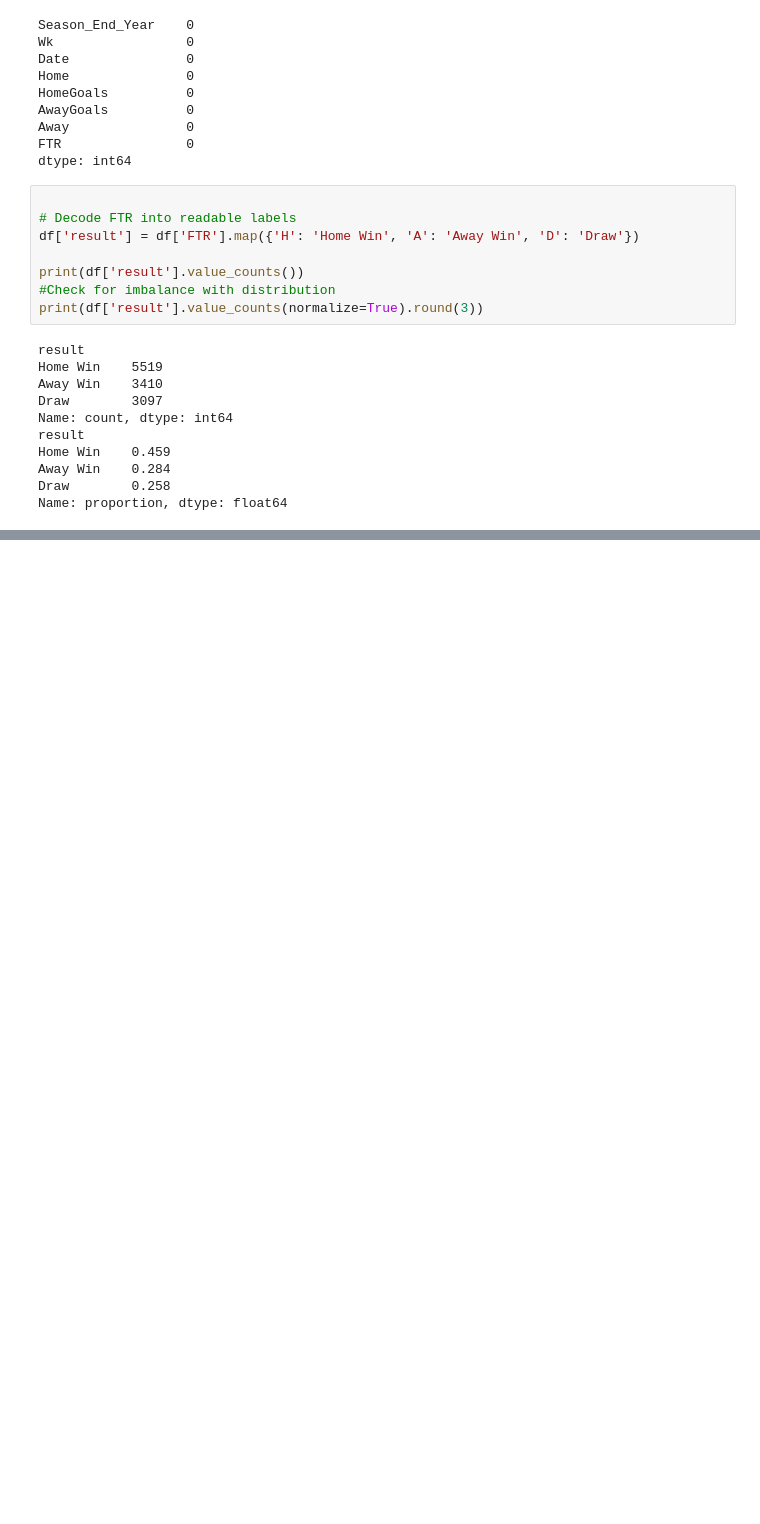
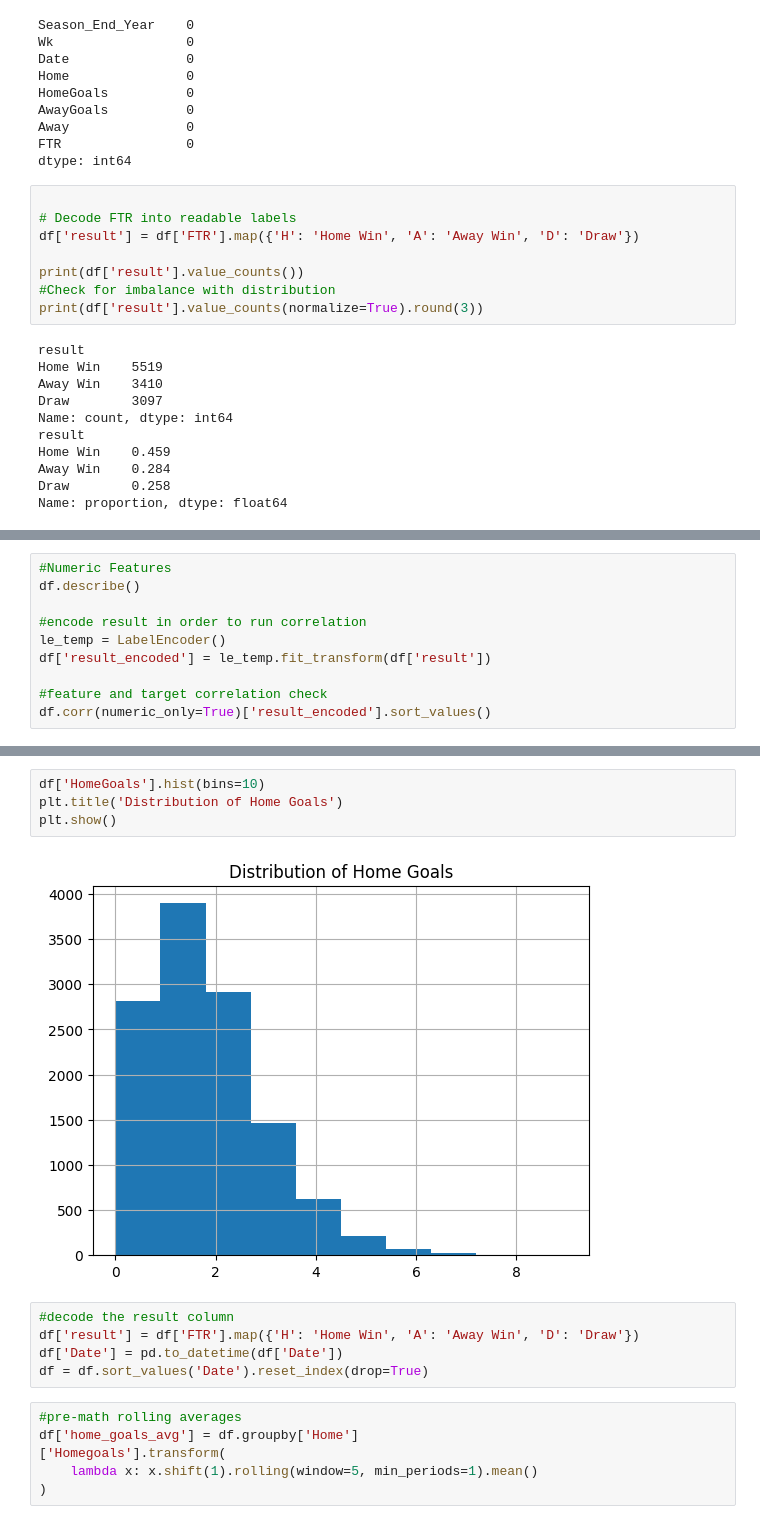
Before and after one commit to cparaguacuto02/premier_league_logistic_regression, a Jupyter notebook: Premier_League_Logistic_Regression.ipynb, the cells around one changed output, grey strips where cells are left out. Drawn from its saved outputs; the diff is of its cells as text; blank space fills up the shorter version.

Commit message:
Data clean up and distribution visualizations

```diff
--- a/Premier_League_Logistic_Regression.ipynb
+++ b/Premier_League_Logistic_Regression.ipynb
@@ -129,0 +118,10 @@ df.describe()
+# %%
+#Numeric Features
+df.describe()
+
+#encode result in order to run correlation
+le_temp = LabelEncoder()
+df['result_encoded'] = le_temp.fit_transform(df['result'])
+
+#feature and target correlation check
+df.corr(numeric_only=True)['result_encoded'].sort_values()
@@ -129,0 +136,17 @@ df.describe()
+# %%
+df['HomeGoals'].hist(bins=10)
+plt.title('Distribution of Home Goals')
+plt.show()
+# %% [output]
+[figure, added]
+# %%
+#decode the result column
+df['result'] = df['FTR'].map({'H': 'Home Win', 'A': 'Away Win', 'D': 'Draw'})
+df['Date'] = pd.to_datetime(df['Date'])
+df = df.sort_values('Date').reset_index(drop=True)
+# %%
+#pre-math rolling averages
+df['home_goals_avg'] = df.groupby['Home']
+['Homegoals'].transform(
+    lambda x: x.shift(1).rolling(window=5, min_periods=1).mean()
+)
```
Also changed, not shown: parts of 5 cells of this notebook.
